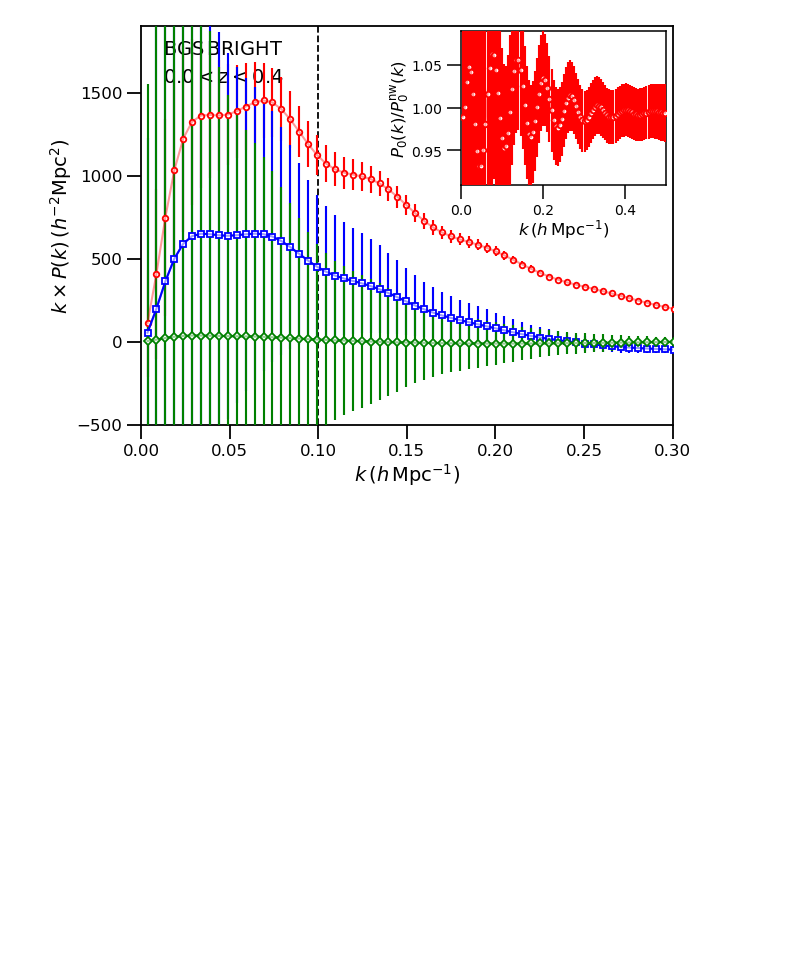
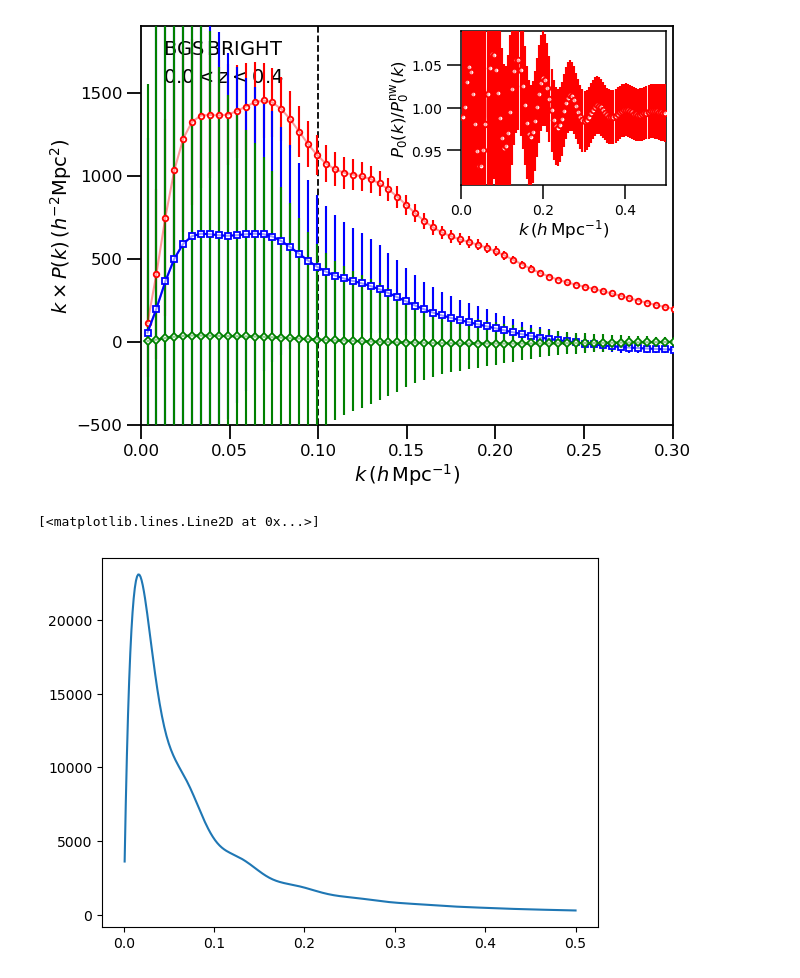
Before and after one commit to eh13913/Capstone-Project, a Jupyter notebook: Notebooks/Test1.ipynb, the cells around one changed output. Saved outputs shown, nothing was run; the diff lists cells and outputs as text; code cells hidden in the pictures; blank space fills up the shorter version.

```diff
--- a/Notebooks/Test1.ipynb
+++ b/Notebooks/Test1.ipynb
@@ -516,3 +513,8 @@ for i, kval in enumerate(kvec):
     fder[i]=derP[1][0]
     aperder[i]=derP[2][0]
     aparder[i]=derP[3][0]
+# %%
+plt.plot(kvec,pkval)
+# %% [output]
+[<matplotlib.lines.Line2D at 0x...>]
+[figure, added]
```
Also changed, not shown: parts of 7 cells of this notebook, 3 other files.
